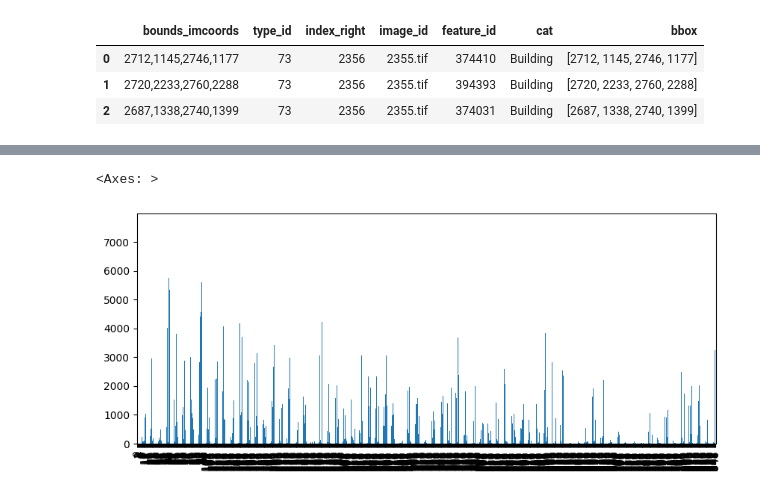
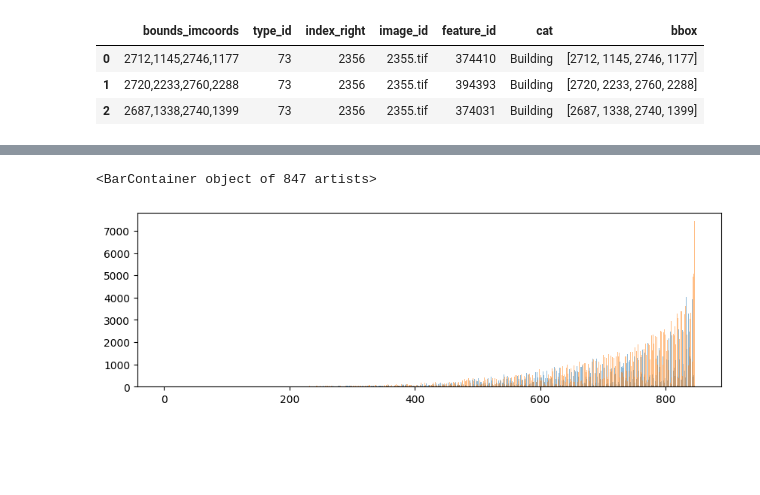
Before and after one commit to dpanas/clear-dear, a Jupyter notebook: notebooks/dp-0-data-explore-2-xView.ipynb, the cells around one changed output, grey strips where cells are left out. Saved outputs shown, nothing was run; the diff lists cells and outputs as text; code cells hidden in the pictures; blank space fills up the shorter version.

```diff
--- a/notebooks/dp-0-data-explore-2-xView.ipynb
+++ b/notebooks/dp-0-data-explore-2-xView.ipynb
@@ -150,7 +135,9 @@ dfg.head(3)
-# %%
-plt.subplots( figsize= (10,4))
-dfg.reset_index()['len'].plot(kind='bar')
-# %% [output]
-<Axes: >
-[figure, removed]
+# %%
+plt.subplots( figsize= (10,3))
+#plt.bar(range(len(dfg)),dfg.sort_values(by='n_labels')['n_labels'], alpha= 0.5)
+plt.bar(range(len(dfg)),dfg.sort_values(by='n_labels')['n_cars'], alpha= 0.5)
+plt.bar(range(len(dfg)),dfg.sort_values(by='n_labels')['n_buildings'], alpha= 0.5)
+# %% [output]
+<BarContainer object of 847 artists>
+[figure, added]
 # %%
```
Also changed, not shown: parts of 24 cells of this notebook, 5 other files.
